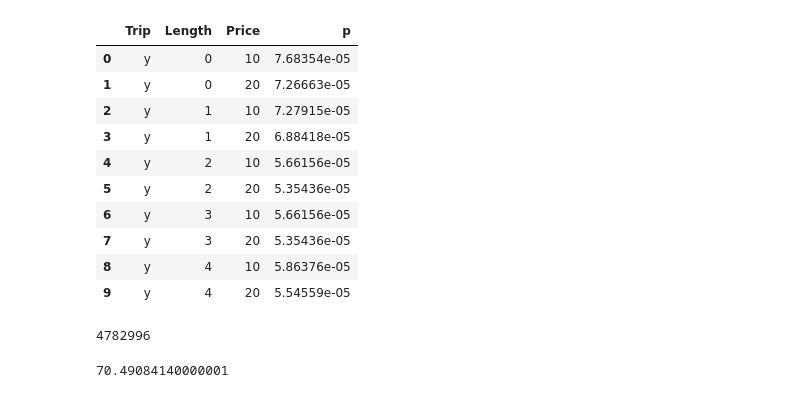
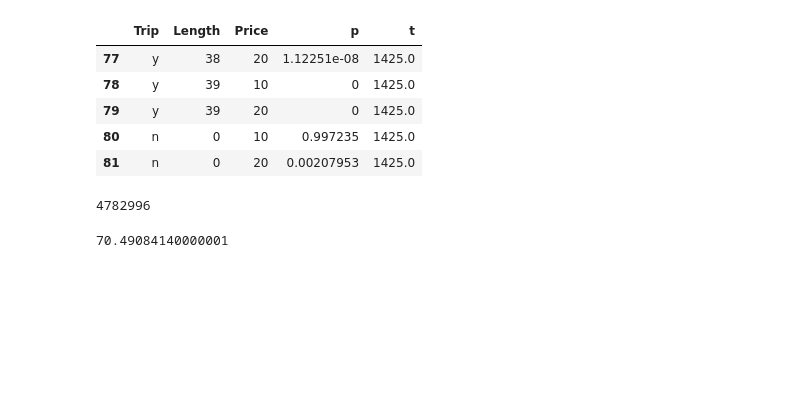
Before and after one commit to thummelt/master-thesis, a Jupyter notebook: code/src/Value_Iteration.ipynb, the cells around one changed output. Cells and saved outputs as stored; diff of their text form; code cells hidden in the pictures; blank space fills up the shorter version.

```diff
--- a/code/src/Value_Iteration.ipynb
+++ b/code/src/Value_Iteration.ipynb
@@ -14,19 +14,25 @@ from src.modules.probabilities import Probabilities
 np.random.seed(14)
 prob = Probabilities()
 
-prob.getProbabilities(300).head(10)
+p = prob.getProbabilities(1*con.tau*60)
+
+#sum(p["p"]) # == 1 !
-# %% [output]
-|  | Trip | Length | Price | p |
-| 0 | y | 0 | 10 | 7.68354e-05 |
-| 1 | y | 0 | 20 | 7.26663e-05 |
-| 2 | y | 1 | 10 | 7.27915e-05 |
-| 3 | y | 1 | 20 | 6.88418e-05 |
-| 4 | y | 2 | 10 | 5.66156e-05 |
-| 5 | y | 2 | 20 | 5.35436e-05 |
-| 6 | y | 3 | 10 | 5.66156e-05 |
-| 7 | y | 3 | 20 | 5.35436e-05 |
-| 8 | y | 4 | 10 | 5.86376e-05 |
-| 9 | y | 4 | 20 | 5.54559e-05 |
+# %%
+from src.modules import constants as con
+# Construct ex_info data frame for all ts
+df_p = pd.DataFrame()
+
+for t in np.arange(0, 1440, con.tau*60):
+    df_p = df_p.append(prob.getProbabilities(t))
+
+df_p.tail()
+# %% [output]
+|  | Trip | Length | Price | p | t |
+| 77 | y | 38 | 20 | 1.12251e-08 | 1425.0 |
+| 78 | y | 39 | 10 | 0 | 1425.0 |
+| 79 | y | 39 | 20 | 0 | 1425.0 |
+| 80 | n | 0 | 10 | 0.997235 | 1425.0 |
+| 81 | n | 0 | 20 | 0.00207953 | 1425.0 |
 # %%
 # (2) Derive state space
 
```
Also changed, not shown: parts of 1 cell of this notebook, 1 other file.
